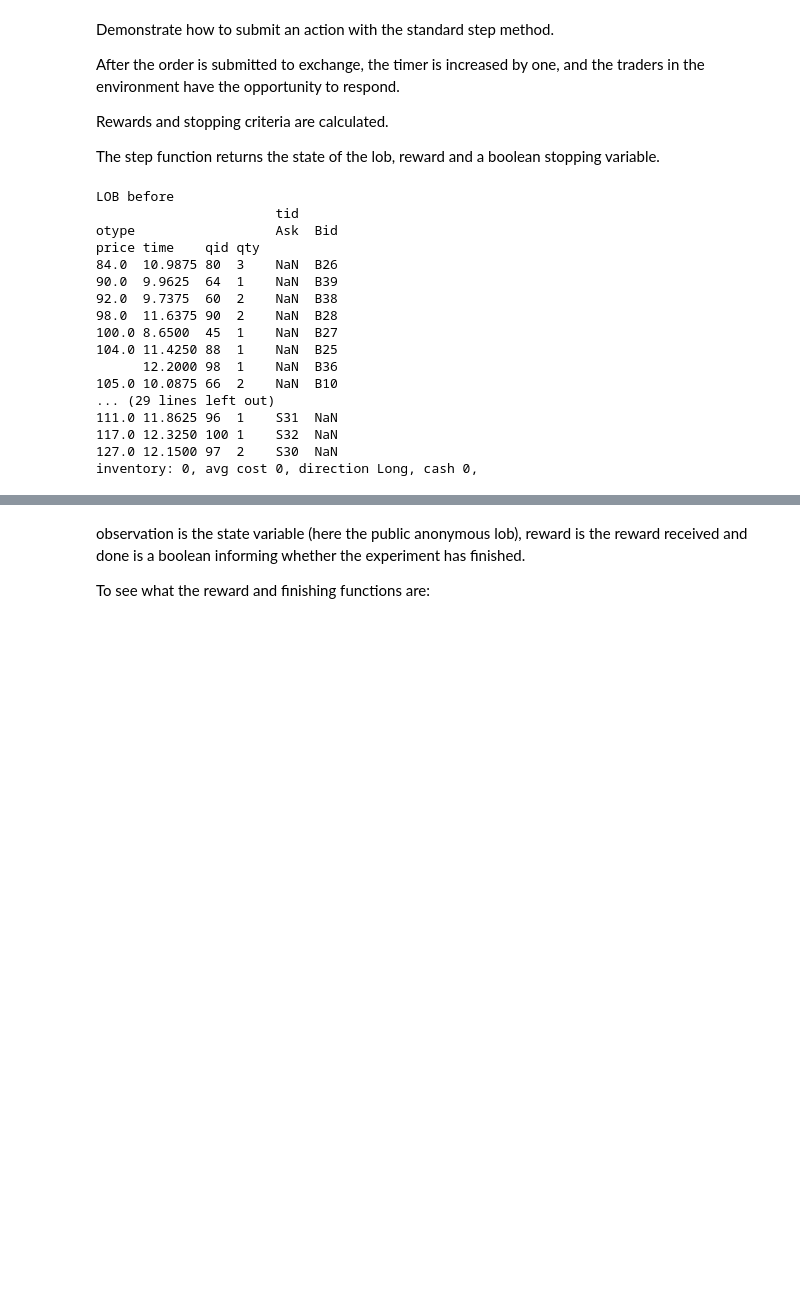
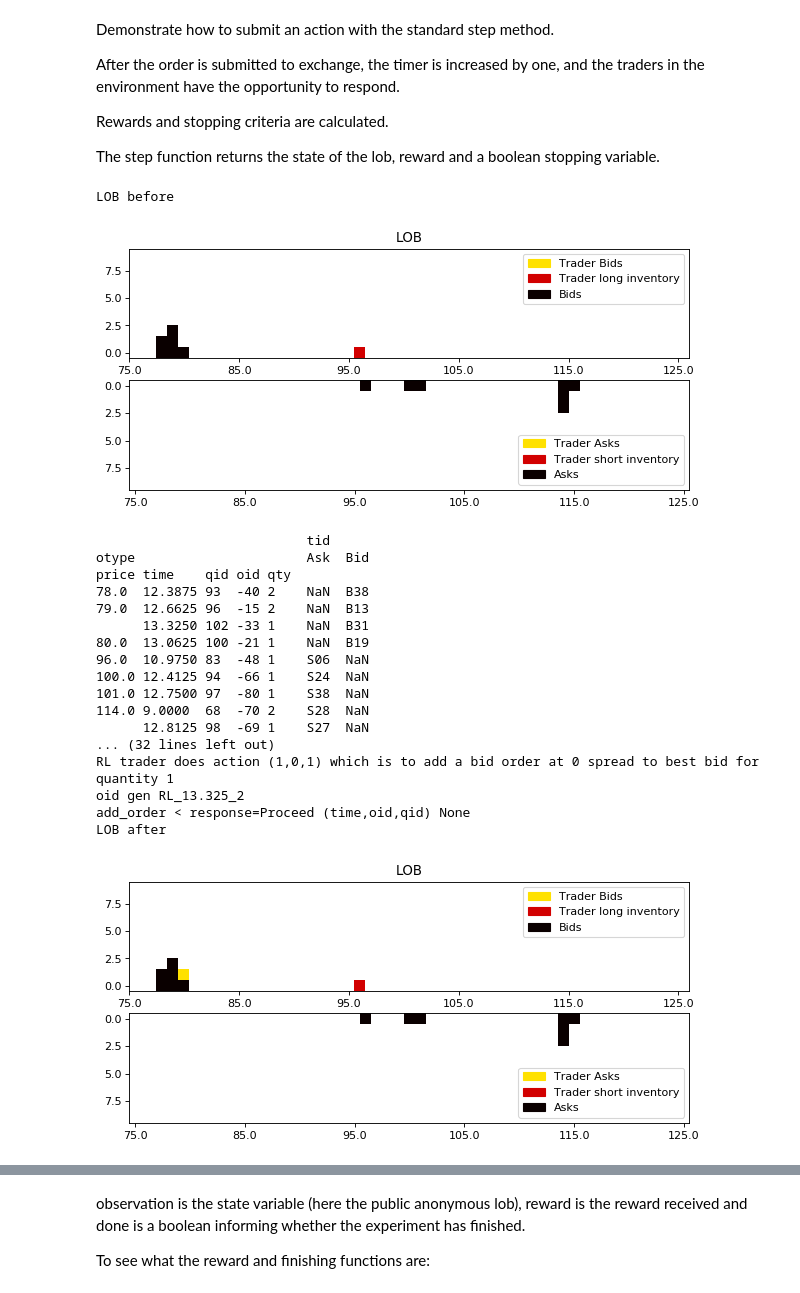
Before and after one commit to yetiminer/BUCLSE, a Jupyter notebook: Tutorials/Intro to BUCLSE part 4 Reinforcement Learning.ipynb, the cells around one changed output, grey strips where cells are left out. Cells and saved outputs as stored; diff of their text form; code cells hidden in the pictures; blank space fills up the shorter version.

```diff
--- a/Tutorials/Intro to BUCLSE part 4 Reinforcement Learning.ipynb
+++ b/Tutorials/Intro to BUCLSE part 4 Reinforcement Learning.ipynb
@@ -153,28 +170,31 @@ The step function returns the state of the lob, reward and a boolean stopping va
 # %%
 lobenv.sess.process_verbose=True #turn on the verbal messages from the exchange for exposition
 print('LOB before')
-print(lobenv.render())
+_=lobenv.render())
 
 print('RL trader does action (1,0,1) which is to add a bid order at 0 spread to best bid for quantity 1')
 observation,reward,done,_=lobenv.step((1,1,0))
 print('LOB after')
-print(lobenv.render())
+_=lobenv.render()
 print(lobenv.trader.trade_manager)
 # %% [output]
 LOB before
-                       tid
-otype                  Ask  Bid
-price time    qid qty
-84.0  10.9875 80  3    NaN  B26
-90.0  9.9625  64  1    NaN  B39
-92.0  9.7375  60  2    NaN  B38
-98.0  11.6375 90  2    NaN  B28
-100.0 8.6500  45  1    NaN  B27
-104.0 11.4250 88  1    NaN  B25
-      12.2000 98  1    NaN  B36
-105.0 10.0875 66  2    NaN  B10
-... (29 lines left out)
-111.0 11.8625 96  1    S31  NaN
-117.0 12.3250 100 1    S32  NaN
-127.0 12.1500 97  2    S30  NaN
-inventory: 0, avg cost 0, direction Long, cash 0,
+[figure, added]
+                           tid
+otype                      Ask  Bid
+price time    qid oid qty
+78.0  12.3875 93  -40 2    NaN  B38
+79.0  12.6625 96  -15 2    NaN  B13
+      13.3250 102 -33 1    NaN  B31
+80.0  13.0625 100 -21 1    NaN  B19
+96.0  10.9750 83  -48 1    S06  NaN
+100.0 12.4125 94  -66 1    S24  NaN
+101.0 12.7500 97  -80 1    S38  NaN
+114.0 9.0000  68  -70 2    S28  NaN
+      12.8125 98  -69 1    S27  NaN
+... (32 lines left out)
+RL trader does action (1,0,1) which is to add a bid order at 0 spread to best bid for quantity 1
+oid gen RL_13.325_2
+add_order < response=Proceed (time,oid,qid) None
+LOB after
+[figure, added]
```
Also changed, not shown: parts of 14 cells of this notebook, 5 other files.
